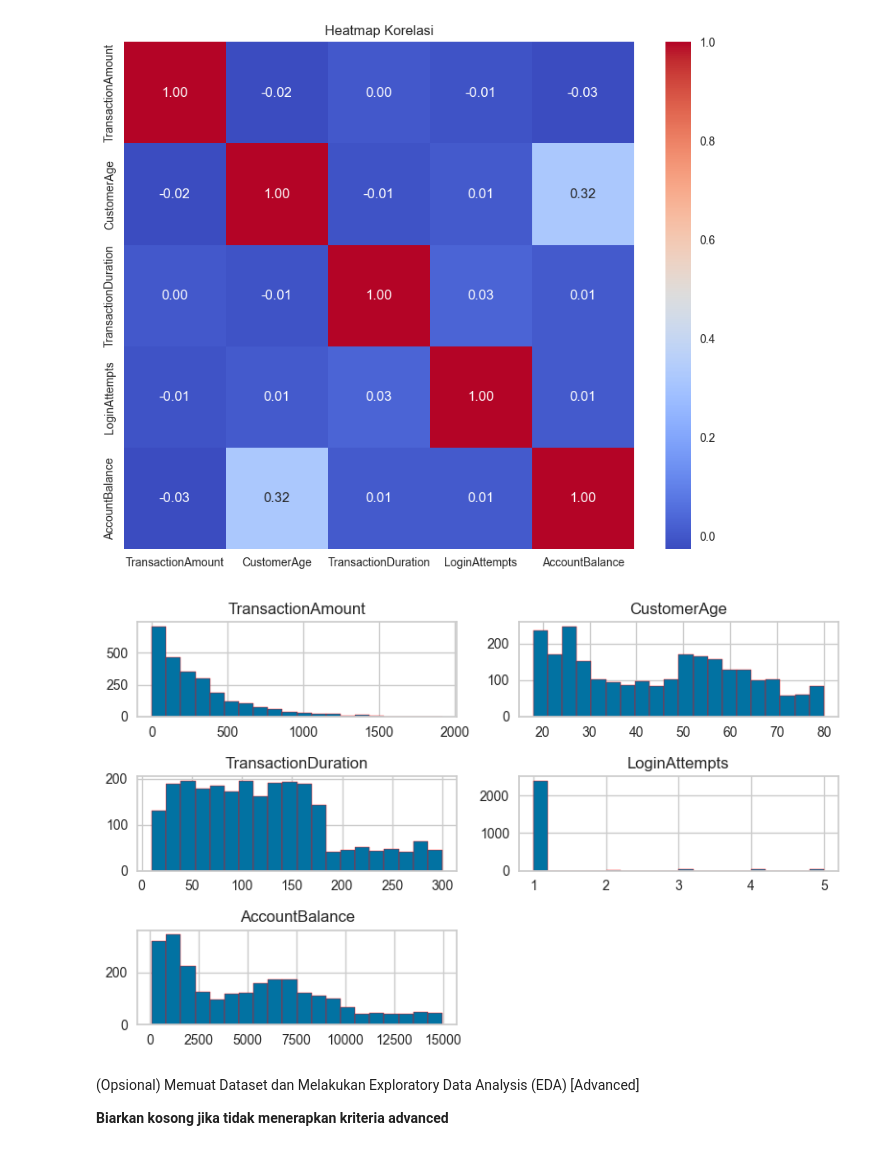
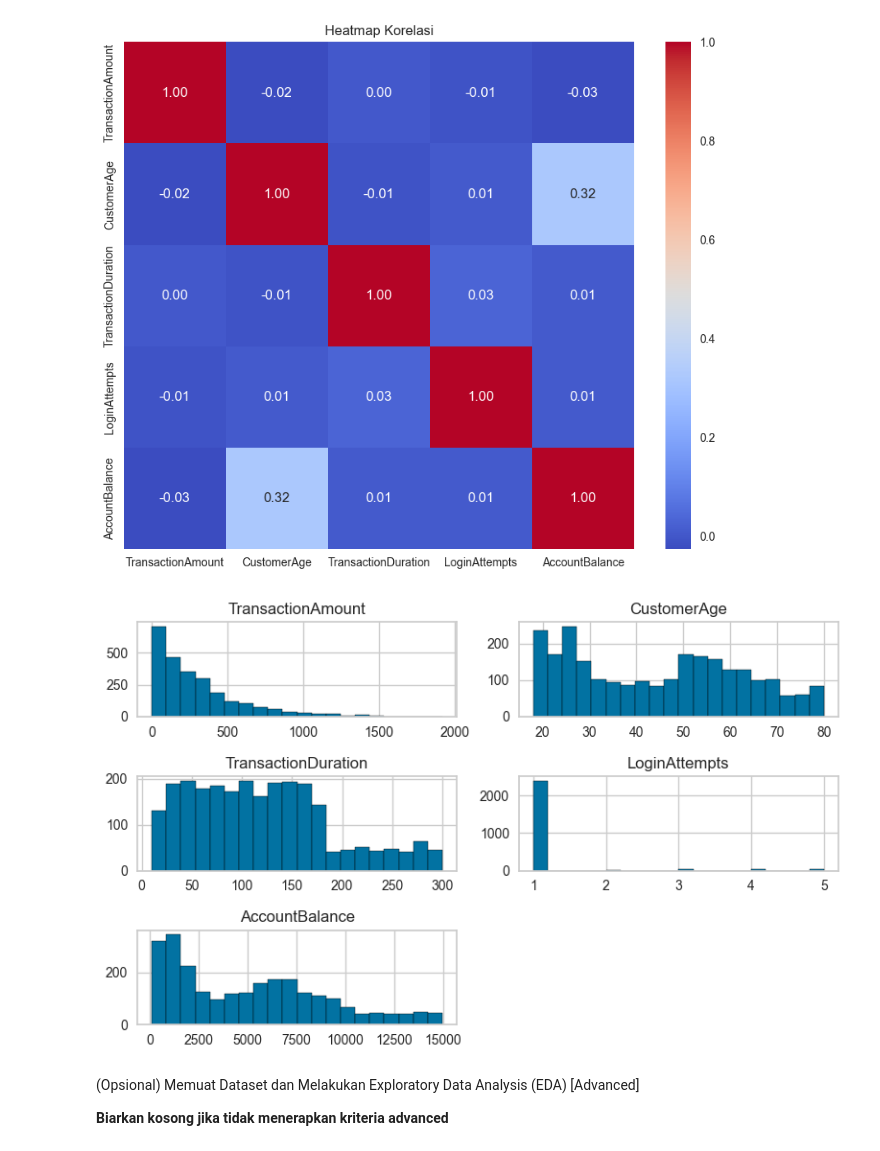
Before and after one commit to adyuta447/bank-transaction-dataset-for-fraud-detection, a Jupyter notebook: [Clustering]_Submission_Akhir_BMLP_Jan_Agra_Adyuta_Harnowo.ipynb, the cells around one changed output. Drawn from its saved outputs; the diff is of its cells as text; code cells hidden in the pictures.

```diff
--- a/[Clustering]_Submission_Akhir_BMLP_Jan_Agra_Adyuta_Harnowo.ipynb
+++ b/[Clustering]_Submission_Akhir_BMLP_Jan_Agra_Adyuta_Harnowo.ipynb
@@ -144,12 +160,12 @@ plt.show()
 [figure]
 # %%
 # Menampilkan histogram untuk semua kolom numerik (Opsional Skilled 1)
-df.hist(figsize=(8,5), bins=20, edgecolor='red')
+df.hist(figsize=(8,5), bins=20, edgecolor='black')
 plt.title("Histogram Semua Kolom Numerik")
 plt.tight_layout()
 plt.show()
 # %% [output]
-[figure, old version]
+[figure, new version]
 # %% [markdown]
 (Opsional) Memuat Dataset dan Melakukan Exploratory Data Analysis (EDA) [Advanced]
 
```
Also changed, not shown: parts of 14 cells of this notebook, 2 other files.
